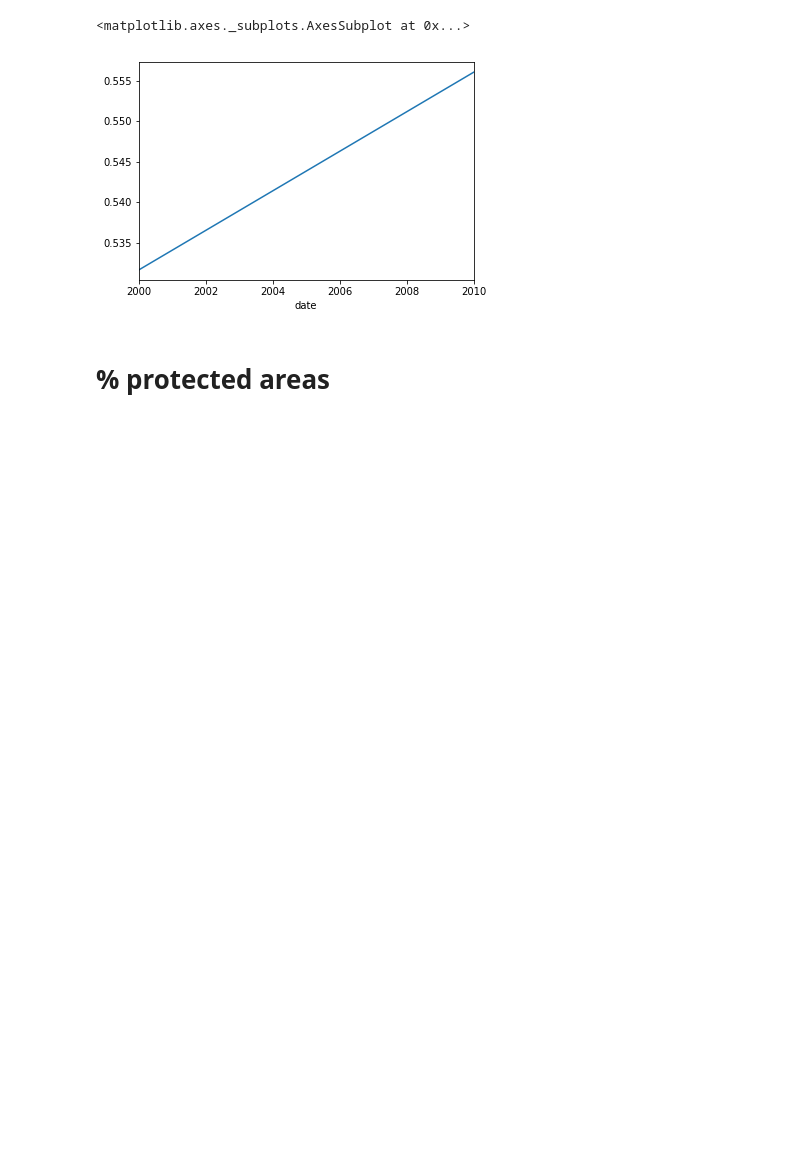
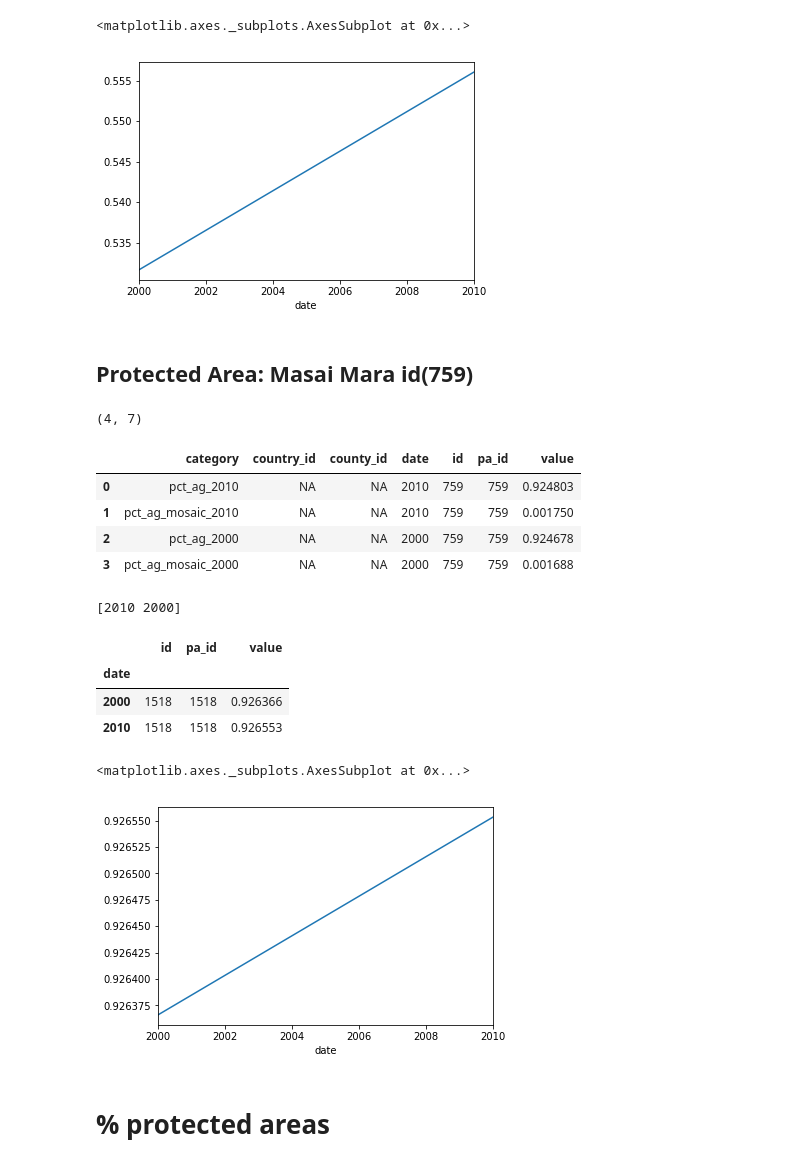
Before and after one commit to Vizzuality/notebooks, a Jupyter notebook: Kenia-dashboard/dashboard-exploration.ipynb, the cells around one changed output. Saved outputs shown, nothing was run; the diff lists cells and outputs as text; code cells hidden in the pictures; blank space fills up the shorter version.

```diff
--- a/Kenia-dashboard/dashboard-exploration.ipynb
+++ b/Kenia-dashboard/dashboard-exploration.ipynb
@@ -386,6 +418,32 @@ display(data['value'].plot())
 | 2010 | 272 | 272 | 0.556036 |
 <matplotlib.axes._subplots.AxesSubplot at 0x...>
 [figure]
+# %% [markdown]
+## Protected Area: Masai Mara id(759)
+# %%
+data = get_api_call("with r as (SELECT category, country_id, county_id, id, pa_id, value, regexp_split_to_array(category, '_') as date FROM indicators_landcover where category like 'pct_ag%') select category, country_id, county_id, id, pa_id, value, date[array_upper(date,1)] from r where id=759 order by date desc")
+print(data.shape)
+display(data.head(12))
+data.category.unique()
+years = data.date.unique()
+print(years)
+data=data.groupby('date').sum()
+display(data.head())
+display(data['value'].plot())
+# %% [output]
+(4, 7)
+|  | category | country_id | county_id | date | id | pa_id | value |
+| 0 | pct_ag_2010 | NA | NA | 2010 | 759 | 759 | 0.924803 |
+| 1 | pct_ag_mosaic_2010 | NA | NA | 2010 | 759 | 759 | 0.001750 |
+| 2 | pct_ag_2000 | NA | NA | 2000 | 759 | 759 | 0.924678 |
+| 3 | pct_ag_mosaic_2000 | NA | NA | 2000 | 759 | 759 | 0.001688 |
+[2010 2000]
+|  | id | pa_id | value |
+| date |  |  |  |
+| 2000 | 1518 | 1518 | 0.926366 |
+| 2010 | 1518 | 1518 | 0.926553 |
+<matplotlib.axes._subplots.AxesSubplot at 0x...>
+[figure, added]
 # %% [markdown]
 # % protected areas
 # %% [markdown]
```
Also changed, not shown: parts of 19 cells of this notebook.
